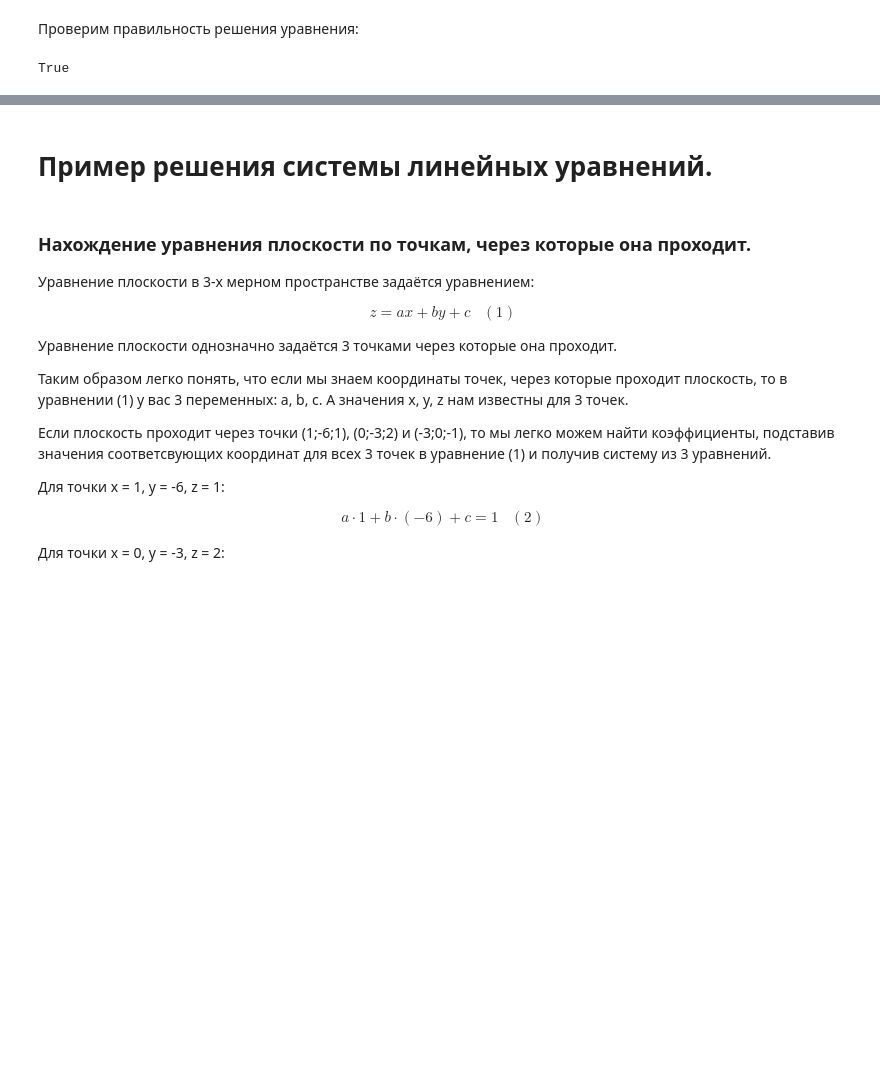
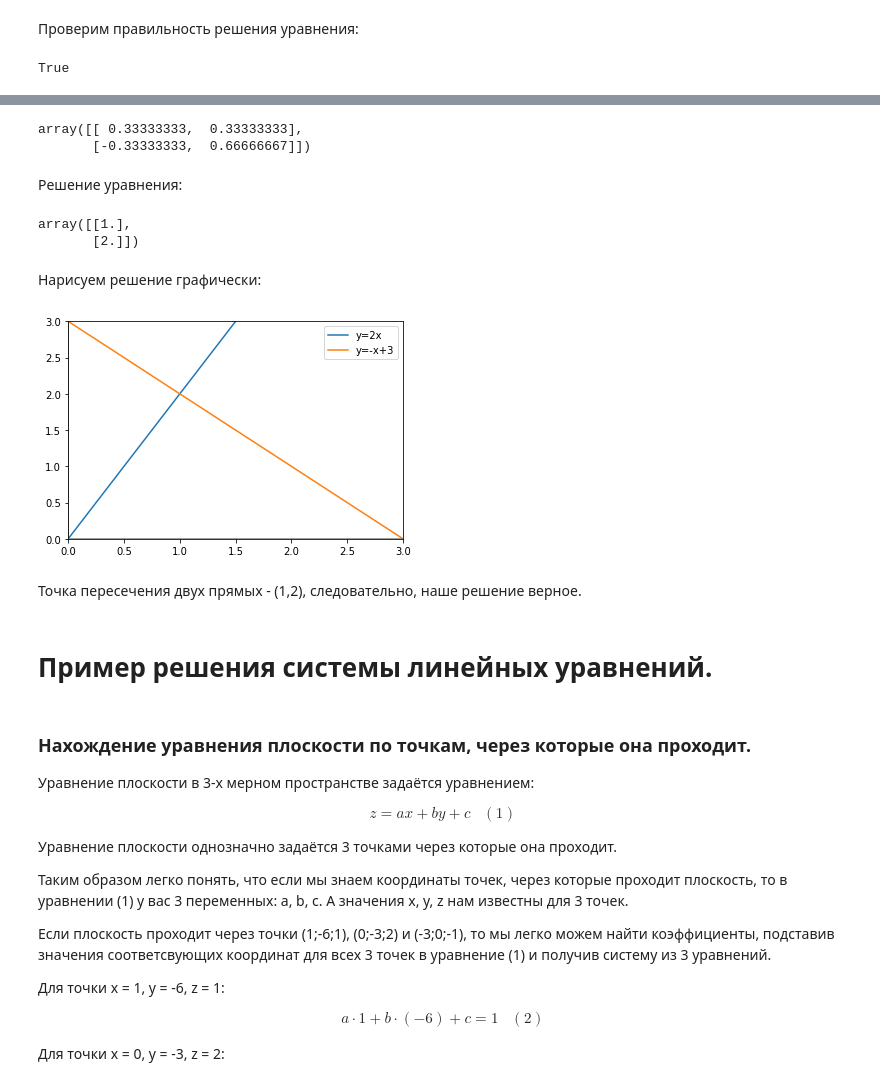
Before and after one commit to vahrumka14/Netology_study, a Jupyter notebook: Mathematics_homework/lecture_3.ipynb, the cells around one changed output, grey strips where cells are left out. Cells and saved outputs as stored; diff of their text form; code cells hidden in the pictures; blank space fills up the shorter version.

```diff
--- a/Mathematics_homework/lecture_3.ipynb
+++ b/Mathematics_homework/lecture_3.ipynb
@@ -63,0 +116,6 @@ True
+# %%
+A_inv = np.linalg.inv(A)
+A_inv
+# %% [output]
+array([[ 0.33333333,  0.33333333],
+       [-0.33333333,  0.66666667]])
@@ -64,3 +124,33 @@ True
+# %% [markdown]
+Решение уравнения:
+# %%
+x = A_inv.dot(b)
+x
+# %% [output]
+array([[1.],
+       [2.]])
+# %% [markdown]
+Нарисуем решение графически:
+# %%
+x = np.arange(-10, 10)
+y = 2*x
+y1 = -x + 3
+
+plt.figure()
+plt.plot(x, y)
+plt.plot(x, y1)
+plt.xlim(0, 3)
+plt.ylim(0, 3)
+# draw axes
+plt.axvline(x=0, color='grey')
+plt.axhline(y=0, color='grey')
+plt.legend(['y=2x','y=-x+3'])
+plt.show()
+plt.close()
+# %% [output]
+[figure, added]
+# %% [markdown]
+Точка пересечения двух прямых - (1,2), следовательно, наше решение верное.
 # %% [markdown]
 # Пример решения системы линейных уравнений.
 # %% [markdown]
```
Also changed, not shown: parts of 70 cells of this notebook, 4 other files.
